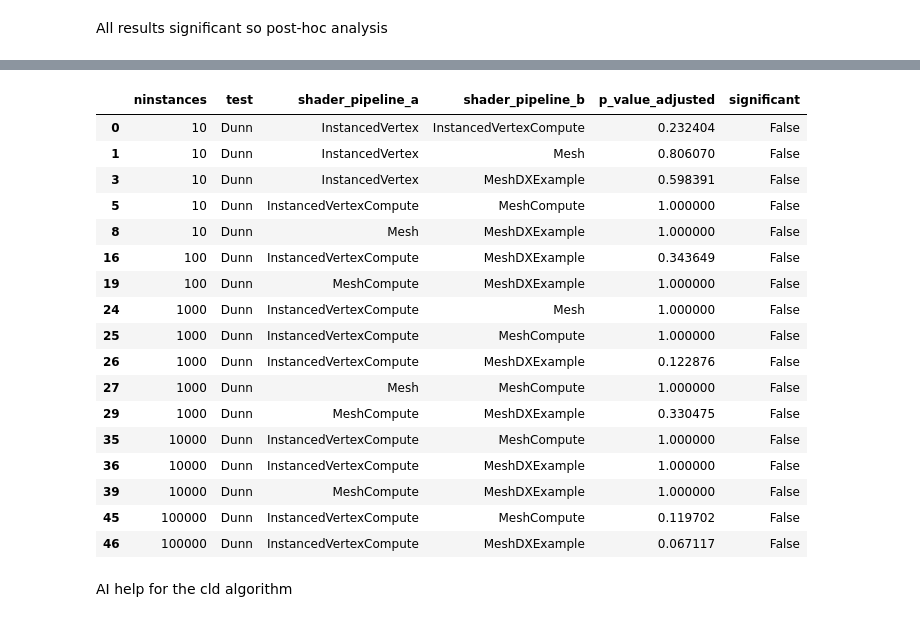
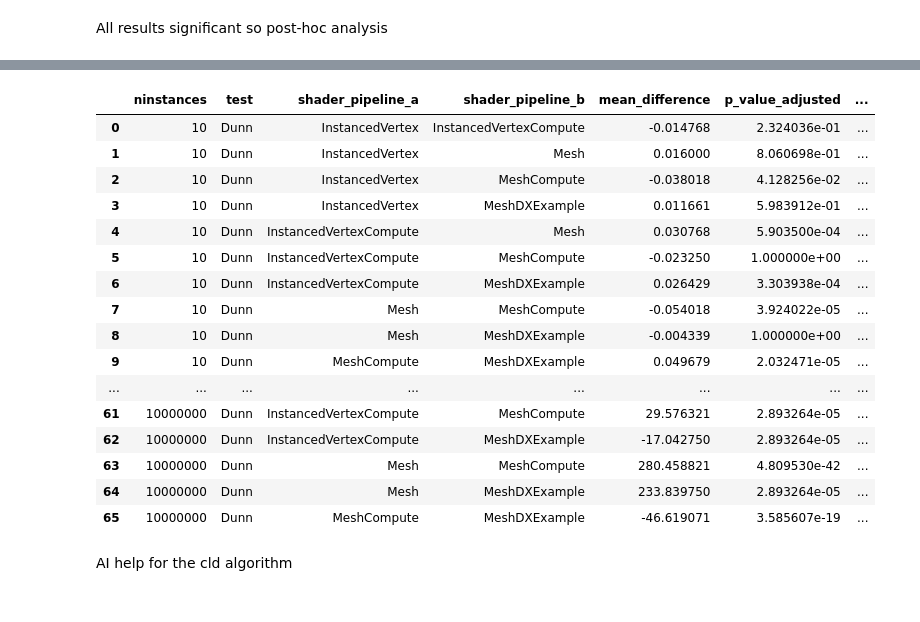
Before and after one commit to andmck1/iron-cube, a Jupyter notebook: notebooks/analysis.ipynb, the cells around one changed output, grey strips where cells are left out. Cells and saved outputs as stored; diff of their text form; code cells hidden in the pictures.

```diff
--- a/notebooks/analysis.ipynb
+++ b/notebooks/analysis.ipynb
@@ -333,3 +361,14 @@ frame_df_proc_second_pass.plot(kind="scatter", x="frame_number", y="z")
 Large number of outliers remain at the beginning (frame < 4). Lets just consider frame > 3.
 # %%
 frame_df_filtered = frame_df[frame_df["frame_number"] > 3]
+# %%
+frame_df_proc_second_pass = pd.concat(
+    [
+        frame_df_filtered.set_index(["shader_pipeline", "ninstances"]),
+        frame_df_filtered.groupby(["shader_pipeline", "ninstances"]).std().rename(columns={"frame_time": "std"}).drop("frame_number", axis=1),
+        frame_df_filtered.groupby(["shader_pipeline", "ninstances"]).mean().rename(columns={"frame_time": "mean"}).drop("frame_number", axis=1)
+    ],
+    axis=1
+).reset_index()
+frame_df_proc_second_pass["z"] = (frame_df_proc_second_pass["frame_time"] - frame_df_proc_second_pass["mean"]) / frame_df_proc_second_pass["std"]
+frame_df_proc_second_pass.head()
@@ -848,22 +904,18 @@ Some AI help in putting this general script together to follow process from Rese
 shapiro_results = []
 test_results = []
 posthoc_results = []
-
-
 for ninstances, ninstances_df in frame_df_filtered.groupby("ninstances"):
-
     groups = {
         shader_pipeline: group["frame_time"].dropna()
         for shader_pipeline, group
         in ninstances_df.groupby("shader_pipeline")
     }
+    means = {shader_pipeline: values.mean() for shader_pipeline, values in groups.items()}
 
     # normality test
     normality_by_group = {}
-
     for shader_pipeline, values in groups.items():
         statistic, p_value = shapiro(values)
-
         shapiro_results.append({
             "ninstances": ninstances,
             "shader_pipeline": shader_pipeline,
@@ -873,10 +925,8 @@ for ninstances, ninstances_df in frame_df_filtered.groupby("ninstances"):
             "shapiro_p_value": p_value,
             "normal": p_value > 0.05,
         })
-
         normality_by_group[shader_pipeline] = p_value > 0.05
     all_normal = all(normality_by_group.values())
-
     # kruskal-wallis (non-normal) or ANOVA (normal)
     if all_normal:
         statistic, p_value = f_oneway(*groups.values())
@@ -884,7 +934,6 @@ for ninstances, ninstances_df in frame_df_filtered.groupby("ninstances"):
     else:
         statistic, p_value = kruskal(*groups.values())
         test = "Kruskal-Wallis"
-
     test_results.append({
         "ninstances": ninstances,
         "test": test,
@@ -892,10 +941,8 @@ for ninstances, ninstances_df in frame_df_filtered.groupby("ninstances"):
         "p_value": p_value,
         "significant": p_value < 0.05,
     })
-
     # posthoc
     if p_value < 0.05:
-
         if all_normal:
             # tukey for all normal
             tukey = sp.posthoc_tukey(
@@ -903,25 +950,21 @@ for ninstances, ninstances_df in frame_df_filtered.groupby("ninstances"):
                 val_col="frame_time",
                 group_col="shader_pipeline",
             )
-
             for pipeline_a in tukey.index:
                 for pipeline_b in tukey.columns:
-
                     if pipeline_a >= pipeline_b:
                         continue
-
                     p_adjusted = tukey.loc[pipeline_a, pipeline_b]
-
                     posthoc_results.append({
                         "ninstances": ninstances,
                         "test": "Tukey HSD",
                         "shader_pipeline_a": pipeline_a,
                         "shader_pipeline_b": pipeline_b,
+                        "mean_difference": means[pipeline_a] - means[pipeline_b],
                         "p_value": p_adjusted,
                         "p_value_adjusted": p_adjusted,
                         "significant": p_adjusted < 0.05,
                     })
-
         else:
             # dunn + bonferroni (spss equivalent) if any non-normal
             dunn = sp.posthoc_dunn(
@@ -930,24 +973,20 @@ for ninstances, ninstances_df in frame_df_filtered.groupby("ninstances"):
                 group_col="shader_pipeline",
                 p_adjust="bonferroni",
             )
-
             for pipeline_a in dunn.index:
                 for pipeline_b in dunn.columns:
-
                     if pipeline_a >= pipeline_b:
                         continue
-
                     p_adjusted = dunn.loc[pipeline_a, pipeline_b]
-
                     posthoc_results.append({
                         "ninstances": ninstances,
                         "test": "Dunn",
                         "shader_pipeline_a": pipeline_a,
                         "shader_pipeline_b": pipeline_b,
+                        "mean_difference": means[pipeline_a] - means[pipeline_b],
                         "p_value_adjusted": p_adjusted,
                         "significant": p_adjusted < 0.05,
                     })
-
 shapiro_df = pd.DataFrame(shapiro_results)
 test_results_df = pd.DataFrame(test_results)
 posthoc_df = pd.DataFrame(posthoc_results)
@@ -977,24 +1036,23 @@ posthoc_df.to_csv(Path("../data/tables/posthoc_tests.csv"))
 # %%
-posthoc_df[~posthoc_df["significant"]]
+posthoc_df
 # %% [output]
-|  | ninstances | test | shader_pipeline_a | shader_pipeline_b | p_value_adjusted | significant |
-| 0 | 10 | Dunn | InstancedVertex | InstancedVertexCompute | 0.232404 | False |
-| 1 | 10 | Dunn | InstancedVertex | Mesh | 0.806070 | False |
-| 3 | 10 | Dunn | InstancedVertex | MeshDXExample | 0.598391 | False |
-| 5 | 10 | Dunn | InstancedVertexCompute | MeshCompute | 1.000000 | False |
-| 8 | 10 | Dunn | Mesh | MeshDXExample | 1.000000 | False |
-| 16 | 100 | Dunn | InstancedVertexCompute | MeshDXExample | 0.343649 | False |
-| 19 | 100 | Dunn | MeshCompute | MeshDXExample | 1.000000 | False |
-| 24 | 1000 | Dunn | InstancedVertexCompute | Mesh | 1.000000 | False |
-| 25 | 1000 | Dunn | InstancedVertexCompute | MeshCompute | 1.000000 | False |
-| 26 | 1000 | Dunn | InstancedVertexCompute | MeshDXExample | 0.122876 | False |
-| 27 | 1000 | Dunn | Mesh | MeshCompute | 1.000000 | False |
-| 29 | 1000 | Dunn | MeshCompute | MeshDXExample | 0.330475 | False |
-| 35 | 10000 | Dunn | InstancedVertexCompute | MeshCompute | 1.000000 | False |
-| 36 | 10000 | Dunn | InstancedVertexCompute | MeshDXExample | 1.000000 | False |
-| 39 | 10000 | Dunn | MeshCompute | MeshDXExample | 1.000000 | False |
-| 45 | 100000 | Dunn | InstancedVertexCompute | MeshCompute | 0.119702 | False |
-| 46 | 100000 | Dunn | InstancedVertexCompute | MeshDXExample | 0.067117 | False |
+|  | ninstances | test | shader_pipeline_a | shader_pipeline_b | mean_difference | p_value_adjusted | ... |
+| 0 | 10 | Dunn | InstancedVertex | InstancedVertexCompute | -0.014768 | 2.324036e-01 | ... |
+| 1 | 10 | Dunn | InstancedVertex | Mesh | 0.016000 | 8.060698e-01 | ... |
+| 2 | 10 | Dunn | InstancedVertex | MeshCompute | -0.038018 | 4.128256e-02 | ... |
+| 3 | 10 | Dunn | InstancedVertex | MeshDXExample | 0.011661 | 5.983912e-01 | ... |
+| 4 | 10 | Dunn | InstancedVertexCompute | Mesh | 0.030768 | 5.903500e-04 | ... |
+| 5 | 10 | Dunn | InstancedVertexCompute | MeshCompute | -0.023250 | 1.000000e+00 | ... |
+| 6 | 10 | Dunn | InstancedVertexCompute | MeshDXExample | 0.026429 | 3.303938e-04 | ... |
+| 7 | 10 | Dunn | Mesh | MeshCompute | -0.054018 | 3.924022e-05 | ... |
+| 8 | 10 | Dunn | Mesh | MeshDXExample | -0.004339 | 1.000000e+00 | ... |
+| 9 | 10 | Dunn | MeshCompute | MeshDXExample | 0.049679 | 2.032471e-05 | ... |
+| ... | ... | ... | ... | ... | ... | ... | ... |
+| 61 | 10000000 | Dunn | InstancedVertexCompute | MeshCompute | 29.576321 | 2.893264e-05 | ... |
+| 62 | 10000000 | Dunn | InstancedVertexCompute | MeshDXExample | -17.042750 | 2.893264e-05 | ... |
+| 63 | 10000000 | Dunn | Mesh | MeshCompute | 280.458821 | 4.809530e-42 | ... |
+| 64 | 10000000 | Dunn | Mesh | MeshDXExample | 233.839750 | 2.893264e-05 | ... |
+| 65 | 10000000 | Dunn | MeshCompute | MeshDXExample | -46.619071 | 3.585607e-19 | ... |
 # %% [markdown]
 AI help for the cld algorithm
 # %%
```
Also changed, not shown: parts of 12 cells of this notebook.
